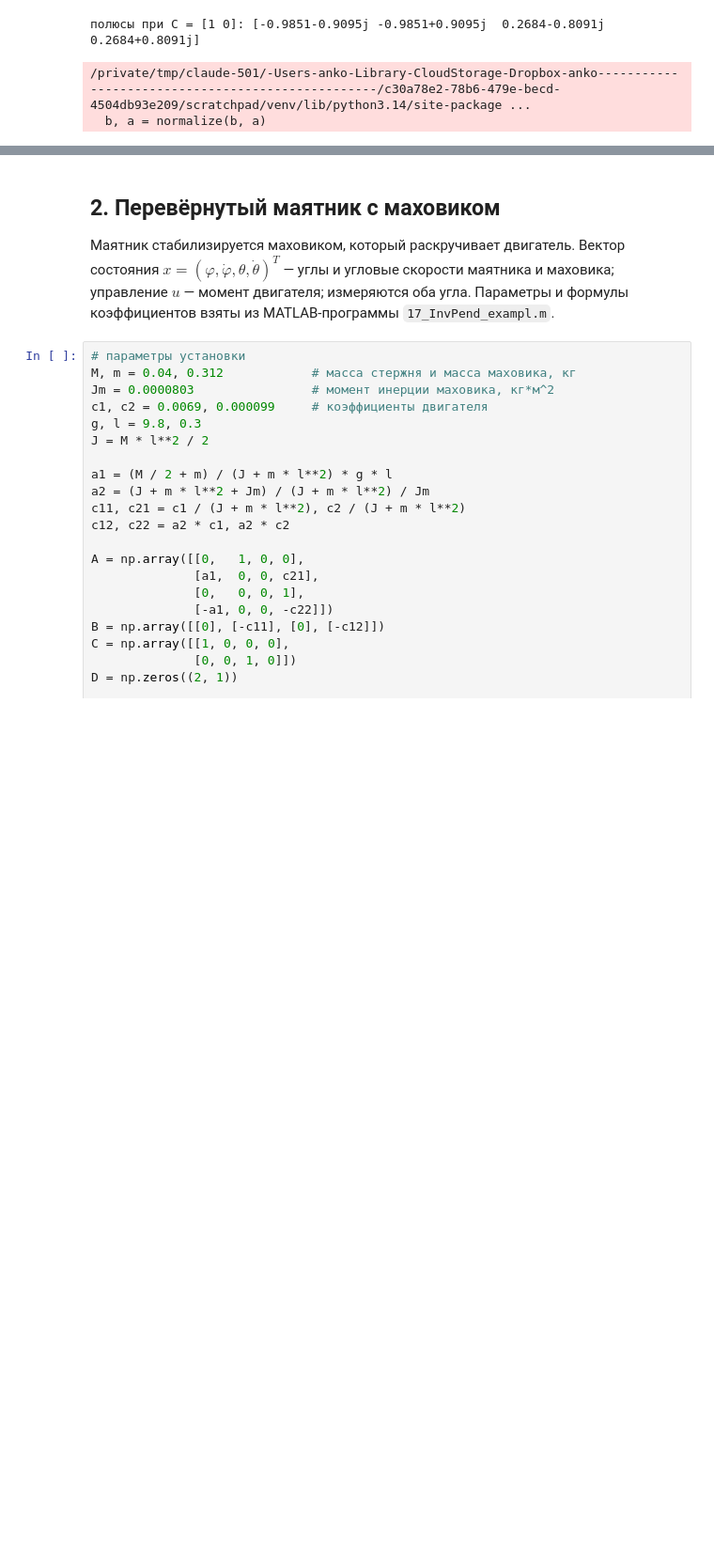
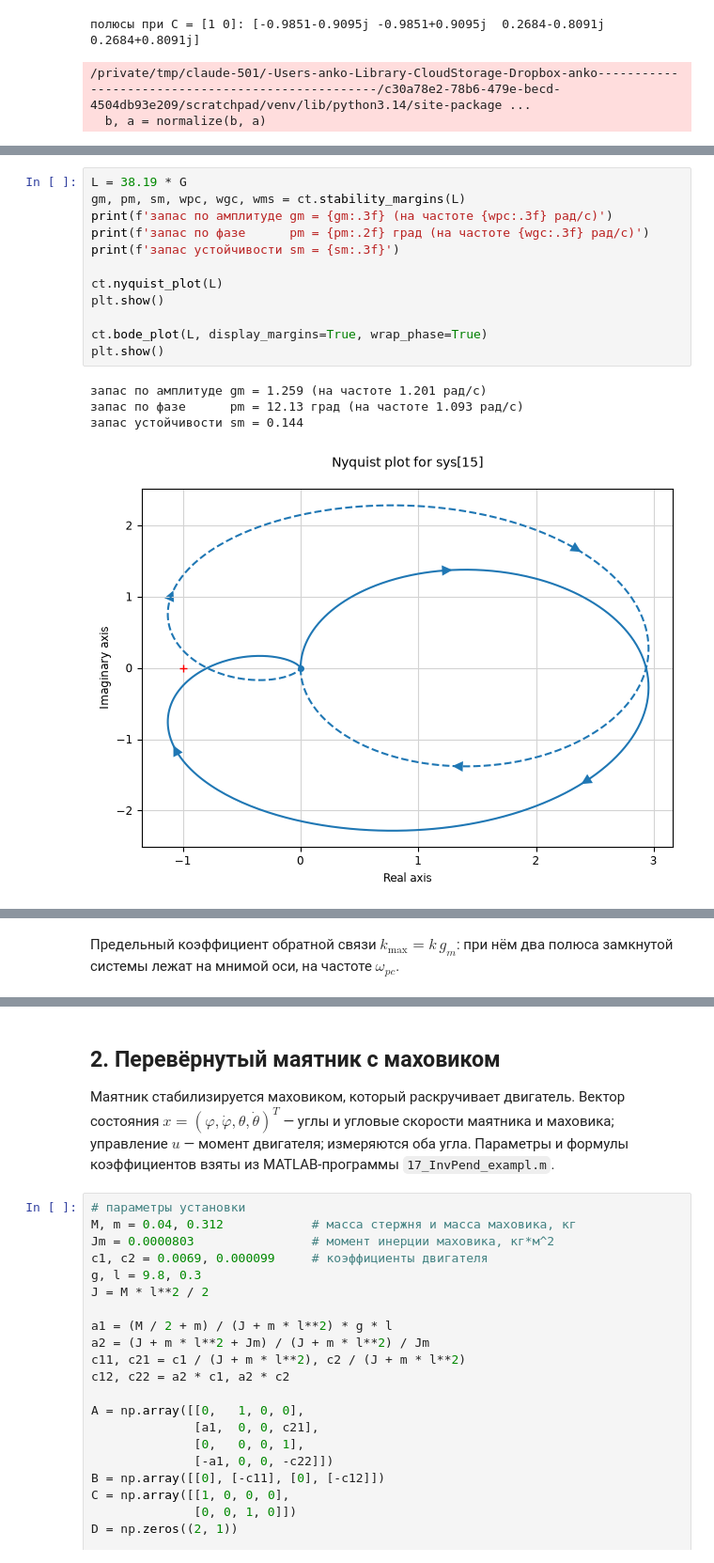
Before and after one commit to ankorm/Curse, a Jupyter notebook: ch06-05-control.ipynb, the cells around one changed output, grey strips where cells are left out. Shown at 94% size. Saved outputs shown, nothing was run; the diff lists cells and outputs as text; blank space fills up the shorter version.

```diff
--- a/lesson-control-4.ipynb
+++ b/ch06-05-control.ipynb
@@ -64,0 +72,17 @@ print('полюсы при C = [1 0]:', np.sort_complex(ct.feedback(G_printed, 3
+# %%
+L = 38.19 * G
+gm, pm, sm, wpc, wgc, wms = ct.stability_margins(L)
+print(f'запас по амплитуде gm = {gm:.3f} (на частоте {wpc:.3f} рад/с)')
+print(f'запас по фазе      pm = {pm:.2f} град (на частоте {wgc:.3f} рад/с)')
+print(f'запас устойчивости sm = {sm:.3f}')
+
+ct.nyquist_plot(L)
+plt.show()
+
+ct.bode_plot(L, display_margins=True, wrap_phase=True)
+plt.show()
+# %% [output]
+запас по амплитуде gm = 1.259 (на частоте 1.201 рад/с)
+запас по фазе      pm = 12.13 град (на частоте 1.093 рад/с)
+запас устойчивости sm = 0.144
+[figure, added]
@@ -64,0 +90,2 @@ print('полюсы при C = [1 0]:', np.sort_complex(ct.feedback(G_printed, 3
+# %% [markdown]
+Предельный коэффициент обратной связи $k_{\max} = k\,g_m$: при нём два полюса замкнутой системы лежат на мнимой оси, на частоте $\omega_{pc}$.
```
Also changed, not shown: parts of 5 cells of this notebook, 3 other files.
